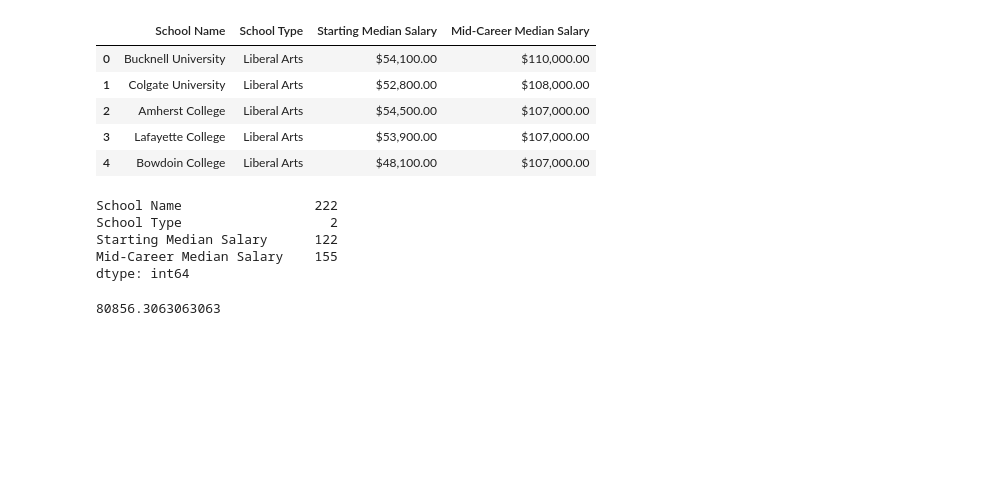
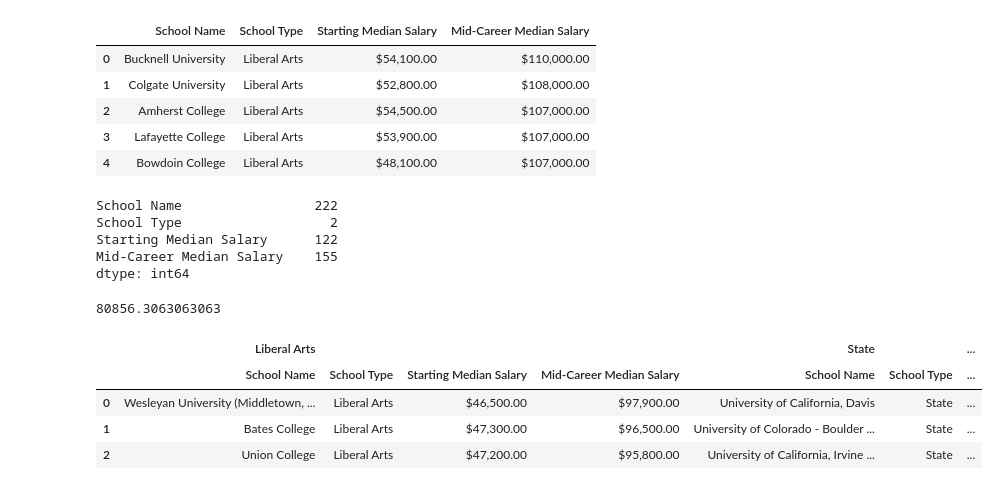
Before and after one commit to junio-firmino/Aprendizado_python, a Jupyter notebook: Multi_df.ipynb, the cells around one changed output. Saved outputs shown, nothing was run; the diff lists cells and outputs as text; code cells hidden in the pictures; blank space fills up the shorter version.

```diff
--- a/Multi_df.ipynb
+++ b/Multi_df.ipynb
@@ -187,3 +187,15 @@ dtype: int64
 dfc.iloc[:,3].replace('\$|,','',regex=True).astype(float).mean()
 # %% [output]
 80856.3063063063
+# %%
+liberal2 = liberal.sort_values(by=['Mid-Career Median Salary'],ascending=False).iloc[:3].reset_index(drop=True)
+# %%
+state2 = state.sort_values(by=['Mid-Career Median Salary'],ascending=False).iloc[:3].reset_index(drop=True)
+# %%
+pd.concat([liberal2,state2],axis=1, keys=['Liberal Arts','State'],sort=False)
+# %% [output]
+|  | Liberal Arts |  |  |  | State |  | ... |
+|  | School Name | School Type | Starting Median Salary | Mid-Career Median Salary | School Name | School Type | ... |
+| 0 | Wesleyan University (Middletown, ... | Liberal Arts | $46,500.00 | $97,900.00 | University of California, Davis | State | ... |
+| 1 | Bates College | Liberal Arts | $47,300.00 | $96,500.00 | University of Colorado - Boulder ... | State | ... |
+| 2 | Union College | Liberal Arts | $47,200.00 | $95,800.00 | University of California, Irvine ... | State | ... |
```
